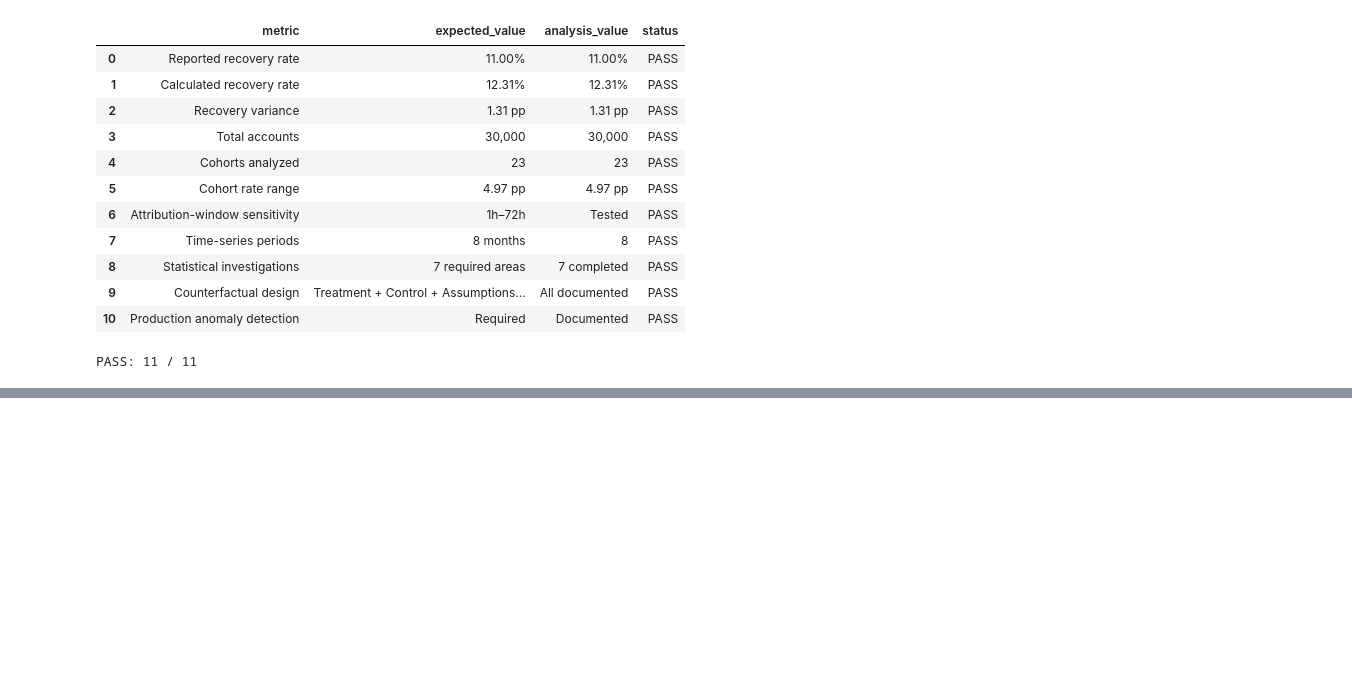
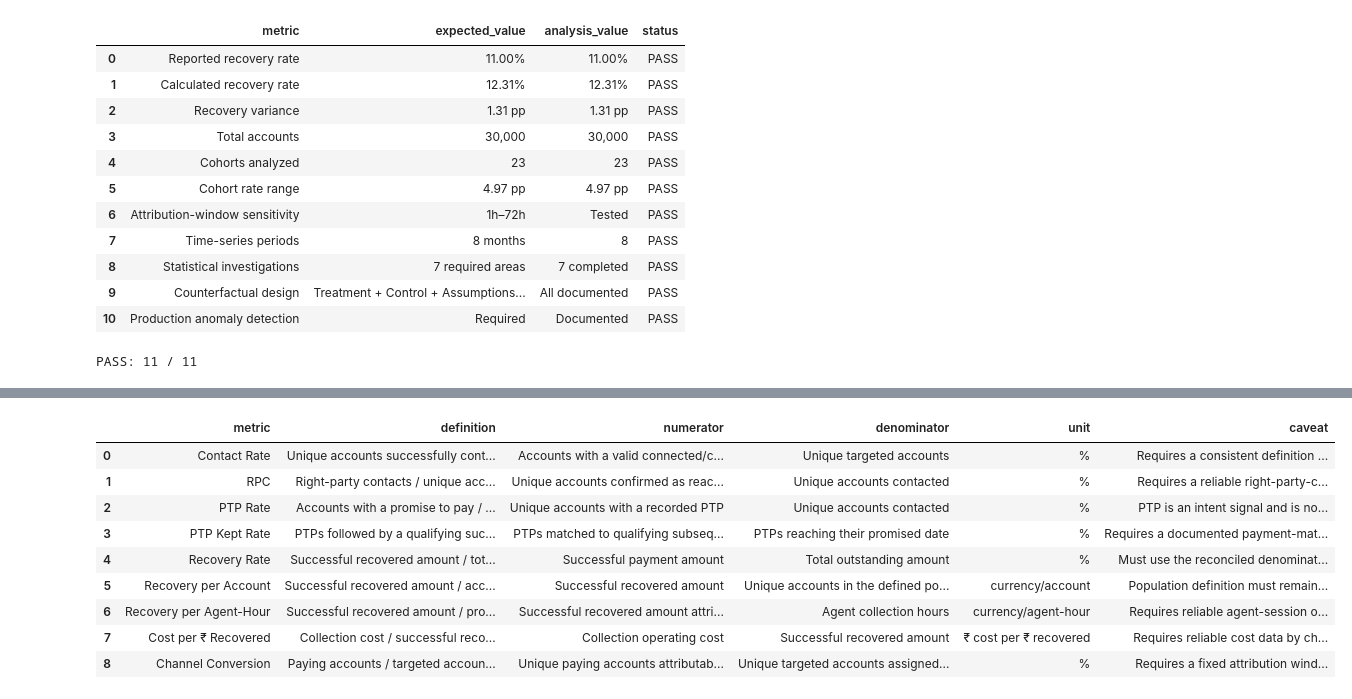
Before and after one commit to DivyaSolanki95/collections-data-analytics, a Jupyter notebook: notebooks/04_recovery_analysis.ipynb, the cells around one changed output, grey strips where cells are left out. Saved outputs shown, nothing was run; the diff lists cells and outputs as text; code cells hidden in the pictures; blank space fills up the shorter version.

```diff
--- a/notebooks/04_recovery_analysis.ipynb
+++ b/notebooks/04_recovery_analysis.ipynb
@@ -5844,0 +6599,92 @@ PASS: 11 / 11
+# %%
+# ============================================================
+# 149. REQUIRED COLLECTION METRIC DEFINITIONS
+# ============================================================
+
+required_metric_definitions = pd.DataFrame([
+    {
+        "metric": "Contact Rate",
+        "definition": "Unique accounts successfully contacted / unique targeted accounts",
+        "numerator": "Accounts with a valid connected/contact outcome",
+        "denominator": "Unique targeted accounts",
+        "unit": "%",
+        "caveat": "Requires a consistent definition of contact/connected call."
+    },
+    {
+        "metric": "RPC",
+        "definition": "Right-party contacts / unique accounts contacted",
+        "numerator": "Unique accounts confirmed as reaching the borrower/right party",
+        "denominator": "Unique accounts contacted",
+        "unit": "%",
+        "caveat": "Requires a reliable right-party-contact disposition."
+    },
+    {
+        "metric": "PTP Rate",
+        "definition": "Accounts with a promise to pay / unique accounts contacted",
+        "numerator": "Unique accounts with a recorded PTP",
+        "denominator": "Unique accounts contacted",
+        "unit": "%",
+        "caveat": "PTP is an intent signal and is not equivalent to recovery."
+    },
+    {
+        "metric": "PTP Kept Rate",
+        "definition": "PTPs followed by a qualifying successful payment / PTPs due",
+        "numerator": "PTPs matched to qualifying subsequent successful payment",
+        "denominator": "PTPs reaching their promised date",
+        "unit": "%",
+        "caveat": "Requires a documented payment-matching and due-date rule."
+    },
+    {
+        "metric": "Recovery Rate",
+        "definition": "Successful recovered amount / total outstanding portfolio",
+        "numerator": "Successful payment amount",
+        "denominator": "Total outstanding amount",
+        "unit": "%",
+        "caveat": "Must use the reconciled denominator consistently."
+    },
+    {
+        "metric": "Recovery per Account",
+        "definition": "Successful recovered amount / account population",
+        "numerator": "Successful recovered amount",
+        "denominator": "Unique accounts in the defined population",
+        "unit": "currency/account",
+        "caveat": "Population definition must remain fixed across comparisons."
+    },
+    {
+        "metric": "Recovery per Agent-Hour",
+        "definition": "Successful recovered amount / productive collection hours",
+        "numerator": "Successful recovered amount attributed under a fixed rule",
+        "denominator": "Agent collection hours",
+        "unit": "currency/agent-hour",
+        "caveat": "Requires reliable agent-session or productive-hours data."
+    },
+    {
+        "metric": "Cost per ₹ Recovered",
+        "definition": "Collection cost / successful recovered amount",
+        "numerator": "Collection operating cost",
+        "denominator": "Successful recovered amount",
+        "unit": "₹ cost per ₹ recovered",
+        "caveat": "Requires reliable cost data by channel/vendor/operation."
+    },
+    {
+        "metric": "Channel Conversion",
+        "definition": "Paying accounts / targeted accounts by channel",
+        "numerator": "Unique paying accounts attributable to the channel",
+        "denominator": "Unique targeted accounts assigned to the channel",
+        "unit": "%",
+        "caveat": "Requires a fixed attribution window and mutually consistent channel assignment."
+    }
+])
+
+display(required_metric_definitions)
+# %% [output]
+|  | metric | definition | numerator | denominator | unit | caveat |
+| 0 | Contact Rate | Unique accounts successfully cont... | Accounts with a valid connected/c... | Unique targeted accounts | % | Requires a consistent definition ... |
+| 1 | RPC | Right-party contacts / unique acc... | Unique accounts confirmed as reac... | Unique accounts contacted | % | Requires a reliable right-party-c... |
+| 2 | PTP Rate | Accounts with a promise to pay / ... | Unique accounts with a recorded PTP | Unique accounts contacted | % | PTP is an intent signal and is no... |
+| 3 | PTP Kept Rate | PTPs followed by a qualifying suc... | PTPs matched to qualifying subseq... | PTPs reaching their promised date | % | Requires a documented payment-mat... |
+| 4 | Recovery Rate | Successful recovered amount / tot... | Successful payment amount | Total outstanding amount | % | Must use the reconciled denominat... |
+| 5 | Recovery per Account | Successful recovered amount / acc... | Successful recovered amount | Unique accounts in the defined po... | currency/account | Population definition must remain... |
+| 6 | Recovery per Agent-Hour | Successful recovered amount / pro... | Successful recovered amount attri... | Agent collection hours | currency/agent-hour | Requires reliable agent-session o... |
+| 7 | Cost per ₹ Recovered | Collection cost / successful reco... | Collection operating cost | Successful recovered amount | ₹ cost per ₹ recovered | Requires reliable cost data by ch... |
+| 8 | Channel Conversion | Paying accounts / targeted accoun... | Unique paying accounts attributab... | Unique targeted accounts assigned... | % | Requires a fixed attribution wind... |
```
Also changed, not shown: parts of 34 cells of this notebook, 1 other file.
